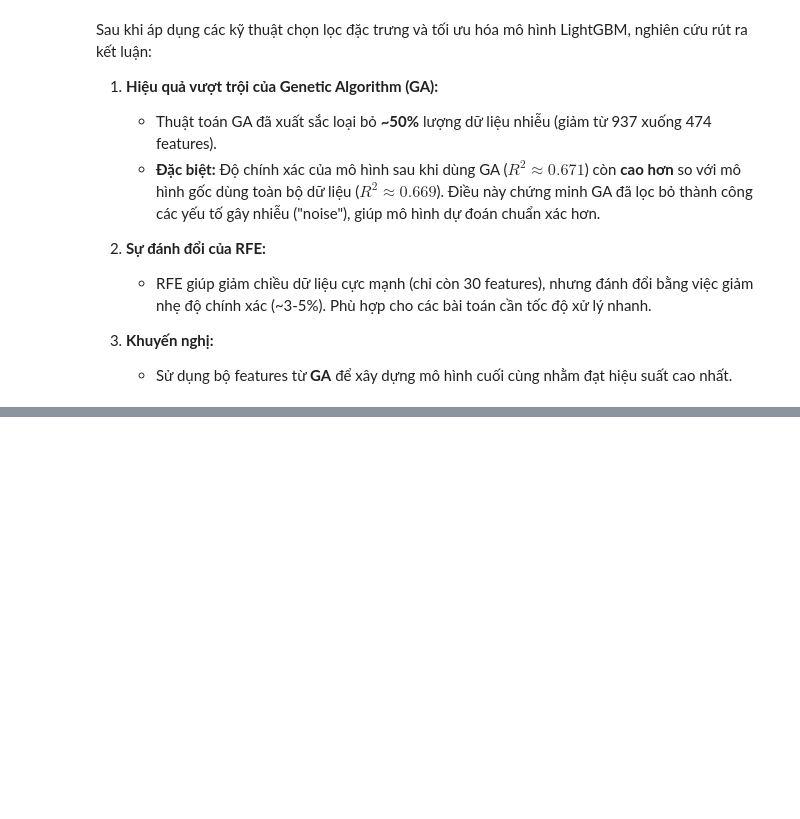
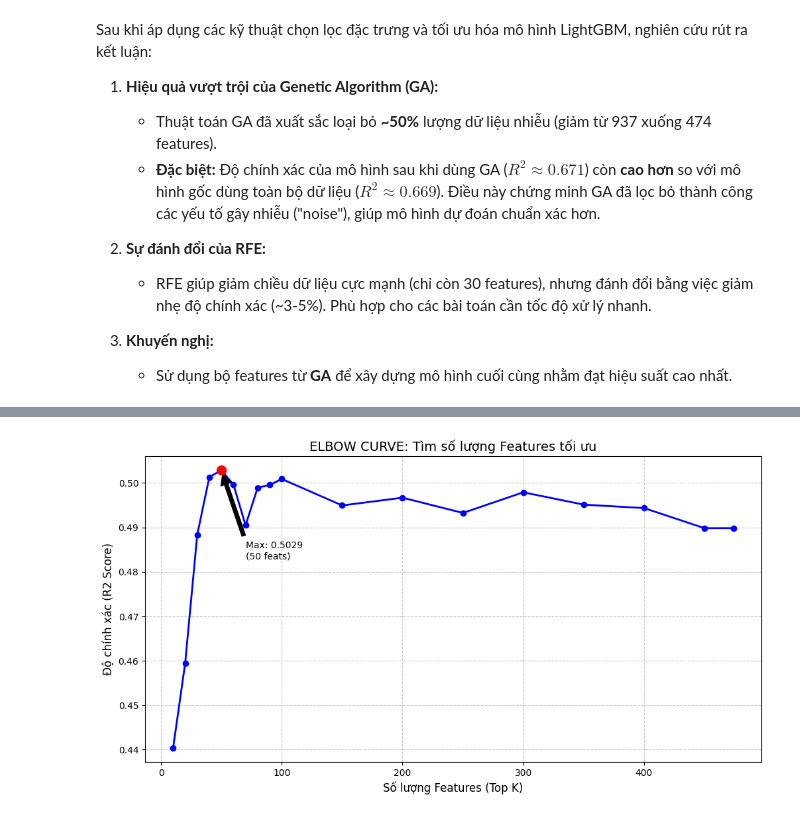
Before and after one commit to tp1454/project, a Jupyter notebook: work/pubchem-V0/eda.ipynb, the cells around one changed output, grey strips where cells are left out. Drawn from its saved outputs; the diff is of its cells as text; code cells hidden in the pictures; blank space fills up the shorter version.

Commit message:
Tìm thông số tốt nhất, sửa thông số, chạy lại thử nghiệm. Tạo bảng Train từng đợt để xem features cần thiết bằng bnarg Elbow Line

```diff
--- a/work/pubchem-V0/eda.ipynb
+++ b/work/pubchem-V0/eda.ipynb
@@ -295,0 +327,71 @@ Sau khi áp dụng các kỹ thuật chọn lọc đặc trưng và tối ưu h
+# %%
+import pandas as pd
+import numpy as np
+import matplotlib.pyplot as plt
+from sklearn.metrics import r2_score, mean_squared_error
+from lightgbm import LGBMRegressor
+
+best_params = {
+    'learning_rate': 0.01,
+    'n_estimators': 2000,
+    'num_leaves': 50,
+    'max_depth': -1,
+    'random_state': 123,
+    'n_jobs': 1,
+    'verbose': -1
+}
+
+valid_ga_feats = [f for f in list(selected_ga) if f in X_train.columns]
+
+print("Đang xếp hạng độ quan trọng của các features...")
+ranker_model = LGBMRegressor(**best_params)
+ranker_model.fit(X_train[valid_ga_feats], y_train)
+
+importance_df = pd.DataFrame({
+    'Feature': valid_ga_feats,
+    'Importance': ranker_model.feature_importances_
+}).sort_values(by='Importance', ascending=False)
+
+sorted_features = importance_df['Feature'].tolist()
+
+steps = list(range(10, 100, 10)) + list(range(100, len(sorted_features), 50))
+if len(sorted_features) not in steps: steps.append(len(sorted_features))
+
+results_elbow = []
+print(f"\nBắt đầu chạy vòng lặp Elbow ({len(steps)} mốc)...")
+
+for k in steps:
+
+    top_k_feats = sorted_features[:k]
+
+    model = LGBMRegressor(**best_params)
+    model.fit(X_train[top_k_feats], y_train)
+
+    y_pred = model.predict(X_test[top_k_feats])
+    r2 = r2_score(y_test, y_pred)
+    rmse = np.sqrt(mean_squared_error(y_test, y_pred))
+
+    print(f"   -> Top {k:3d} features: R2 = {r2:.4f} | RMSE = {rmse:.2f}")
+    results_elbow.append({'Num_Features': k, 'R2': r2, 'RMSE': rmse})
+
+df_elbow = pd.DataFrame(results_elbow)
+
+plt.figure(figsize=(12, 6))
+plt.plot(df_elbow['Num_Features'], df_elbow['R2'], marker='o', color='b', linewidth=2)
+
+plt.title('ELBOW CURVE: Tìm số lượng Features tối ưu', fontsize=14)
+plt.xlabel('Số lượng Features (Top K)', fontsize=12)
+plt.ylabel('Độ chính xác (R2 Score)', fontsize=12)
+plt.grid(True, linestyle='--', alpha=0.7)
+
+max_row = df_elbow.loc[df_elbow['R2'].idxmax()]
+plt.scatter(max_row['Num_Features'], max_row['R2'], color='red', s=100, zorder=5)
+plt.annotate(f"Max: {max_row['R2']:.4f}\n({int(max_row['Num_Features'])} feats)",
+             (max_row['Num_Features'], max_row['R2']),
+             xytext=(max_row['Num_Features']+20, max_row['R2']-0.02),
+             arrowprops=dict(facecolor='black', shrink=0.05))
+
+plt.show()
+print("\nRESULT (FIRST 10 LINE):")
+print(df_elbow.head(10))
+# %% [output]
@@ -295,0 +415 @@ Sau khi áp dụng các kỹ thuật chọn lọc đặc trưng và tối ưu h
+[figure, added]
```
Also changed, not shown: parts of 4 cells of this notebook.
